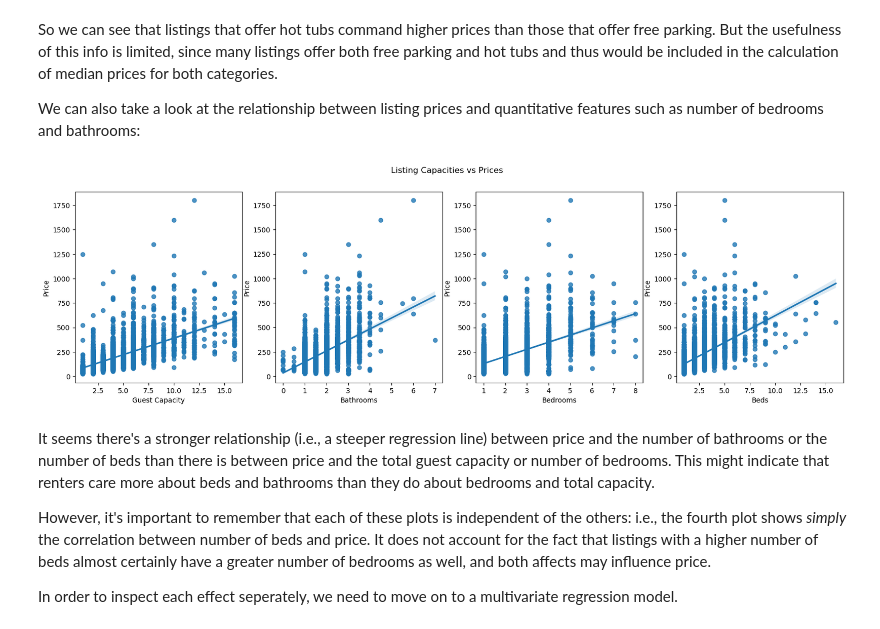
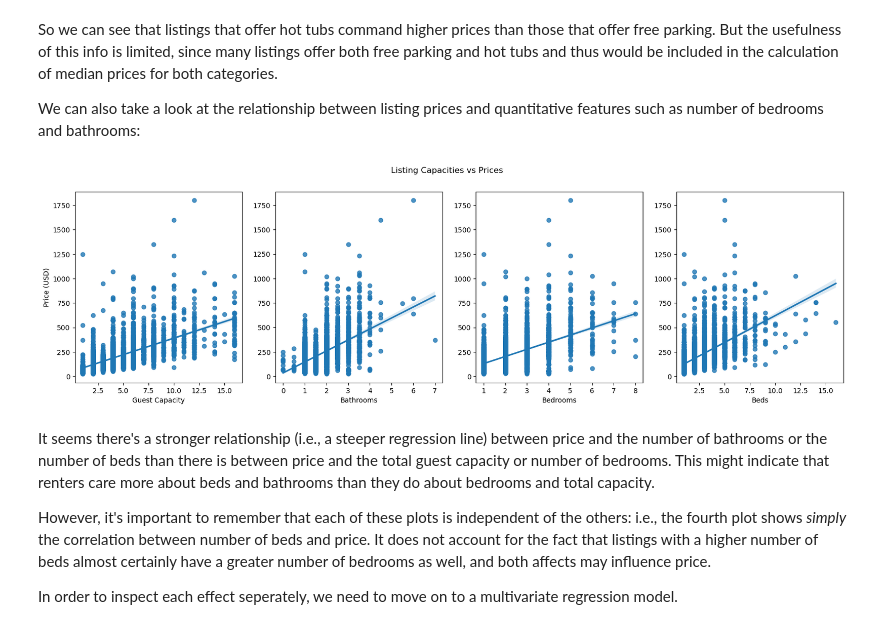
Before and after one commit to epistemetrica/udacity-blog-post-project, a Jupyter notebook: apw_airbnb_project.ipynb, the cells around one changed output. Saved outputs shown, nothing was run; the diff lists cells and outputs as text; code cells hidden in the pictures.

```diff
--- a/apw_airbnb_project.ipynb
+++ b/apw_airbnb_project.ipynb
@@ -526,22 +523,22 @@ df = listings_df[['price', 'accommodates', 'bathrooms', 'bedrooms', 'beds']]
 # %%
 #initiate subplots
 fig, axes = plt.subplots(1,4, figsize=(20,5))
 fig.suptitle('Listing Capacities vs Prices')
 
 #plot capacity vs price
 sns.regplot(ax=axes[0], x=df.accommodates, y=df.price)
-axes[0].set(xlabel='Guest Capacity', ylabel="Price")
+axes[0].set(xlabel='Guest Capacity', ylabel="Price (USD)")
 
 sns.regplot(ax=axes[1], x=df.bathrooms, y=df.price)
-axes[1].set(xlabel= 'Bathrooms', ylabel='Price')
+axes[1].set(xlabel= 'Bathrooms', ylabel='')
 
 sns.regplot(ax=axes[2], x=df.bedrooms, y=df.price)
-axes[2].set(xlabel='Bedrooms', ylabel='Price')
+axes[2].set(xlabel='Bedrooms', ylabel='')
 
 sns.regplot(ax=axes[3], x=df.beds, y=df.price)
-axes[3].set(xlabel='Beds', ylabel='Price');
+axes[3].set(xlabel='Beds', ylabel='');
 # %% [output]
-[figure, old version]
+[figure, new version]
 # %% [markdown]
 It seems there's a stronger relationship (i.e., a steeper regression line) between price and the number of bathrooms or the number of beds than there is between price and the total guest capacity or number of bedrooms. This might indicate that renters care more about beds and bathrooms than they do about bedrooms and total capacity.
 
```
Also changed, not shown: parts of 6 cells of this notebook.
